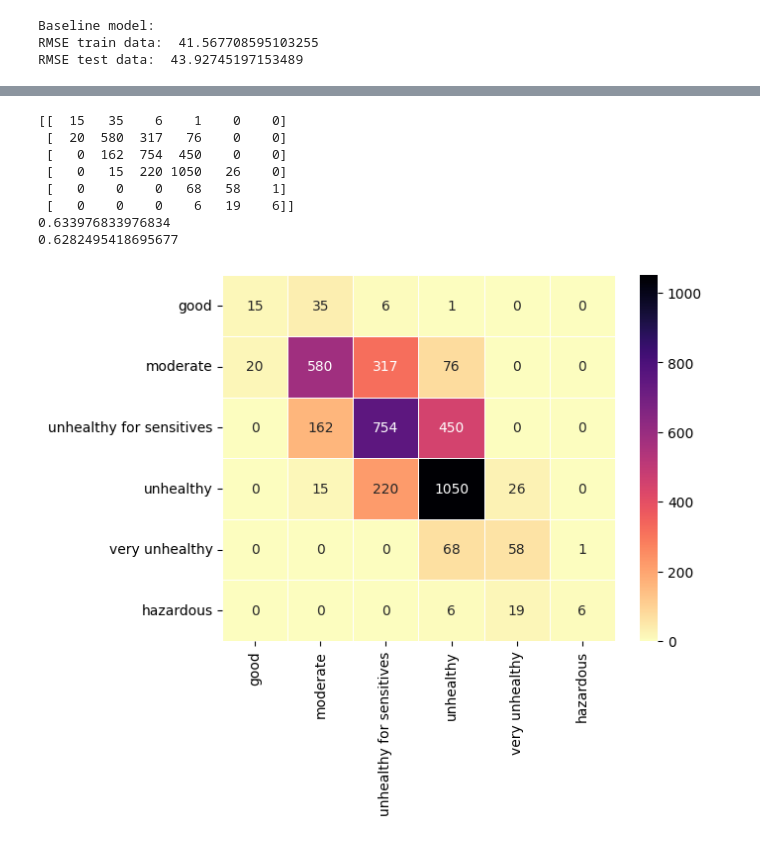
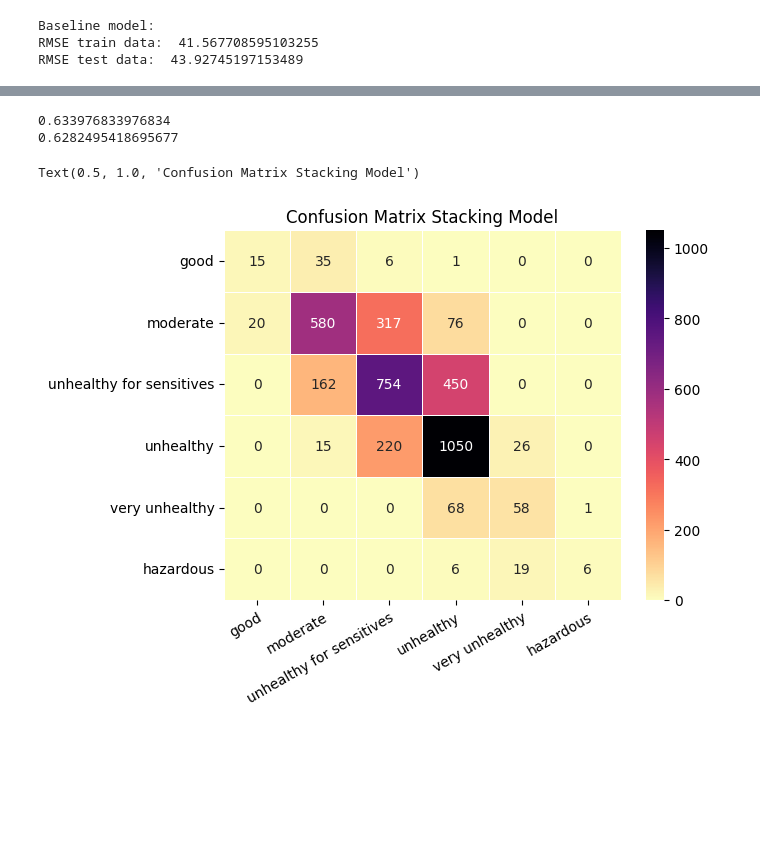
Before and after one commit to markus-baden/ml-project-air-quality, a Jupyter notebook: air_quality_prediction.ipynb, the cells around one changed output, grey strips where cells are left out. Drawn from its saved outputs; the diff is of its cells as text; code cells hidden in the pictures; blank space fills up the shorter version.

```diff
--- a/air_quality_prediction.ipynb
+++ b/air_quality_prediction.ipynb
@@ -221,0 +156,5 @@ LinearRegression()
+# %%
+# Baseline model is just using one feature: 'mean_wind_spd'
+# Assumption: more wind speed -> cleaner air
+lin_reg = LinearRegression()
+lin_reg.fit(X_train[['mean_wind_spd']], y_train)
@@ -308,7 +230,0 @@ Train data:  6.164166935584411 Test data:  39.70316730839345
-# %%
-# Random forest regression
-# create a regressor object
-ran_for = RandomForestRegressor(n_estimators=100, max_features=74, max_depth=20,n_jobs=-1, criterion='squared_error', random_state=RSEED)
-
-# fit the regressor with X and Y data
-ran_for.fit(X_train, y_train)
@@ -1046,0 +259,13 @@ plt.show()
+# %%
+model_dectree_reg = DecisionTreeRegressor(max_features=100, max_depth=20, criterion='squared_error', random_state=RSEED)
+model_adaboost    = AdaBoostRegressor(random_state=RSEED)
+model_svr         = SVR()
+model_sgdr        = SGDRegressor(random_state=RSEED)
+model_rfr         = RandomForestRegressor(random_state=RSEED)
+model_knr         = KNeighborsRegressor()
+model_xgbr        = XGBRegressor()
+
+models = [model_dectree_reg, model_adaboost, model_svr, model_sgdr, model_rfr, model_knr, model_xgbr]
+
+for model in tqdm(models):
+    aqf.train_predict_evaluate(model, X_train, y_train, X_test, y_test)
@@ -1046,0 +364,13 @@ plt.show()
+# %%
+estimators = [  ('rfr', RandomForestRegressor(max_features=55, random_state = RSEED)),
+                ('knr', KNeighborsRegressor(n_neighbors=5, metric="manhattan", )),
+                ('xgbr', XGBRegressor())]
+
+model_stack = StackingRegressor(estimators = estimators, final_estimator = LinearRegression(), cv=3, n_jobs=-1)
+model_stack.fit(X_train, y_train).score(X_test, y_test)
+
+y_train_pred_stack = model_stack.predict(X_train)
+y_test_pred_stack = model_stack.predict(X_test)
+
+print(f"RMSE on train data: {mean_squared_error(y_train, y_train_pred_stack, squared=False)}")
+print(f"RMSE on test data: {mean_squared_error(y_test, y_test_pred_stack, squared=False)}")
@@ -1048,20 +404,18 @@ plt.show()
 y_train_pred_stack_levels = pd.Series(y_train_pred_stack).apply(aqf.hazard_level)
 y_test_pred_stack_levels = pd.Series(y_test_pred_stack).apply(aqf.hazard_level)
 # %%
+hazard_labels = ['good', 'moderate', 'unhealthy for sensitives', 'unhealthy', 'very unhealthy', 'hazardous']
+
 cm = confusion_matrix(y_test_levels, y_test_pred_stack_levels, labels=hazard_labels)
-print(cm)
+# print(cm)
 print(accuracy_score(y_test_levels, y_test_pred_stack_levels))
 print(f1_score(y_test_levels, y_test_pred_stack_levels, average='weighted'))
 
-
 sns.heatmap(cm, cmap='magma_r', annot=True, fmt='d', linewidths=.5, xticklabels=hazard_labels, yticklabels=hazard_labels);
+plt.xticks(rotation=30, ha='right', rotation_mode='anchor')
+plt.title('Confusion Matrix Stacking Model')
 # %% [output]
-[[  15   35    6    1    0    0]
- [  20  580  317   76    0    0]
- [   0  162  754  450    0    0]
- [   0   15  220 1050   26    0]
- [   0    0    0   68   58    1]
- [   0    0    0    6   19    6]]
 0.633976833976834
 0.6282495418695677
+Text(0.5, 1.0, 'Confusion Matrix Stacking Model')
-[figure, old version]
+[figure, new version]
```
Also changed, not shown: parts of 88 cells of this notebook, 11 other files.
